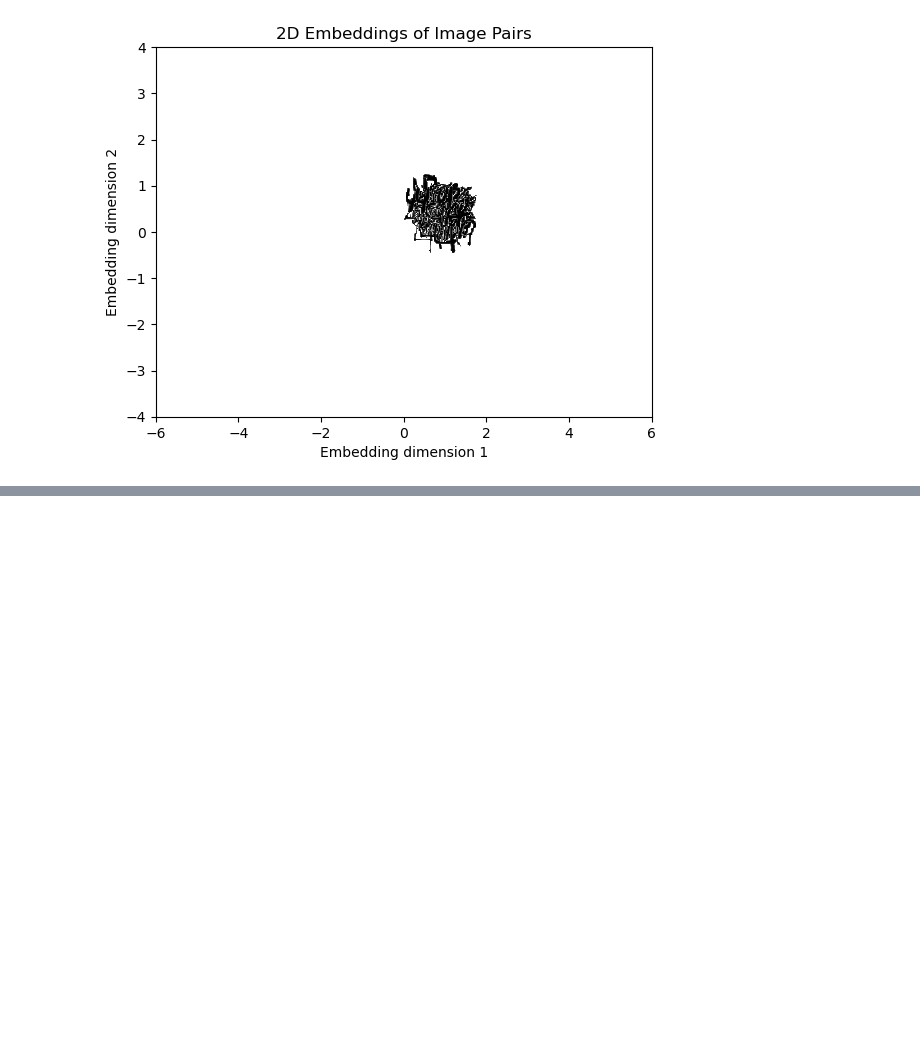
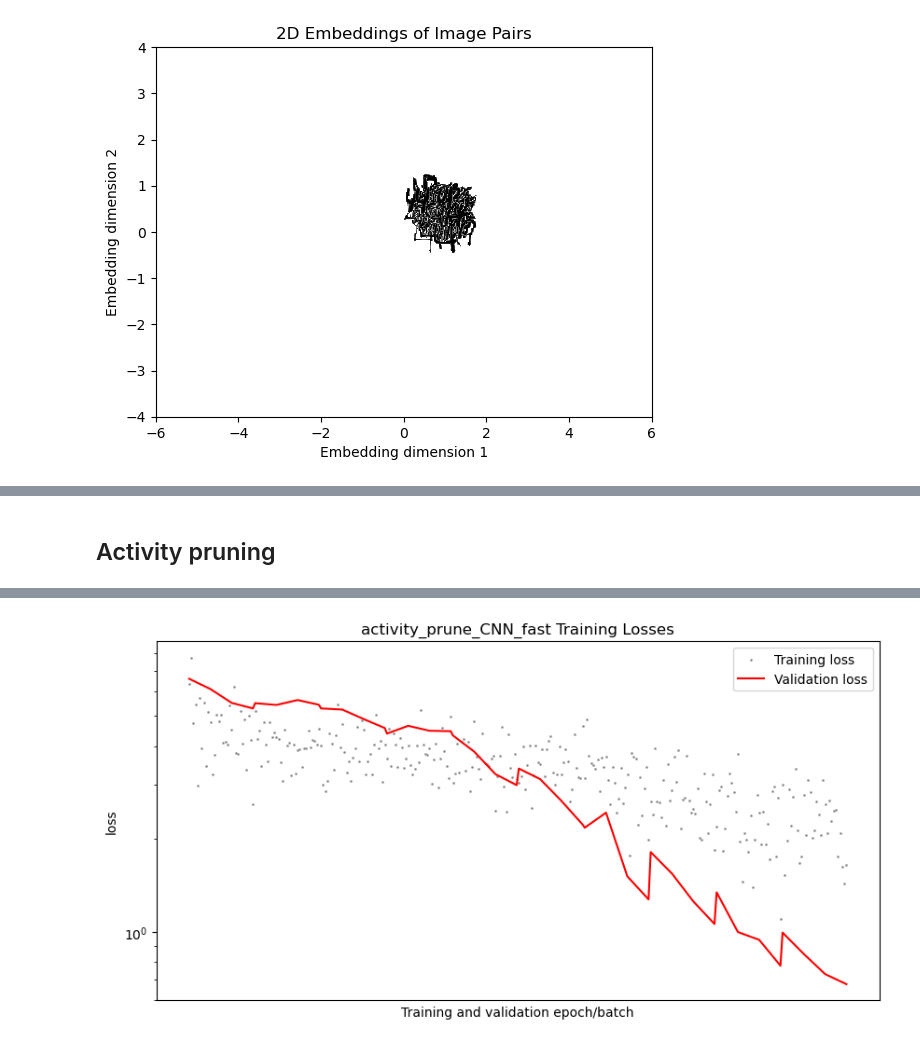
Before and after one commit to cchu70/klab_rotation, a Jupyter notebook: 12_MiniAlexNet-unsupervised-SBATCH.ipynb, the cells around one changed output, grey strips where cells are left out. Cells and saved outputs as stored; diff of their text form; code cells hidden in the pictures; blank space fills up the shorter version.

```diff
--- a/12_MiniAlexNet-unsupervised-SBATCH.ipynb
+++ b/12_MiniAlexNet-unsupervised-SBATCH.ipynb
@@ -91,0 +112,5 @@ Submitted batch job 56453111
+# %% [markdown]
+## Activity pruning
+# %%
+act_prune_results.plot_training_losses()
+# %% [output]
@@ -91,0 +119 @@ Submitted batch job 56453111
+[figure, added]
```
Also changed, not shown: parts of 15 cells of this notebook, 25 other files.
